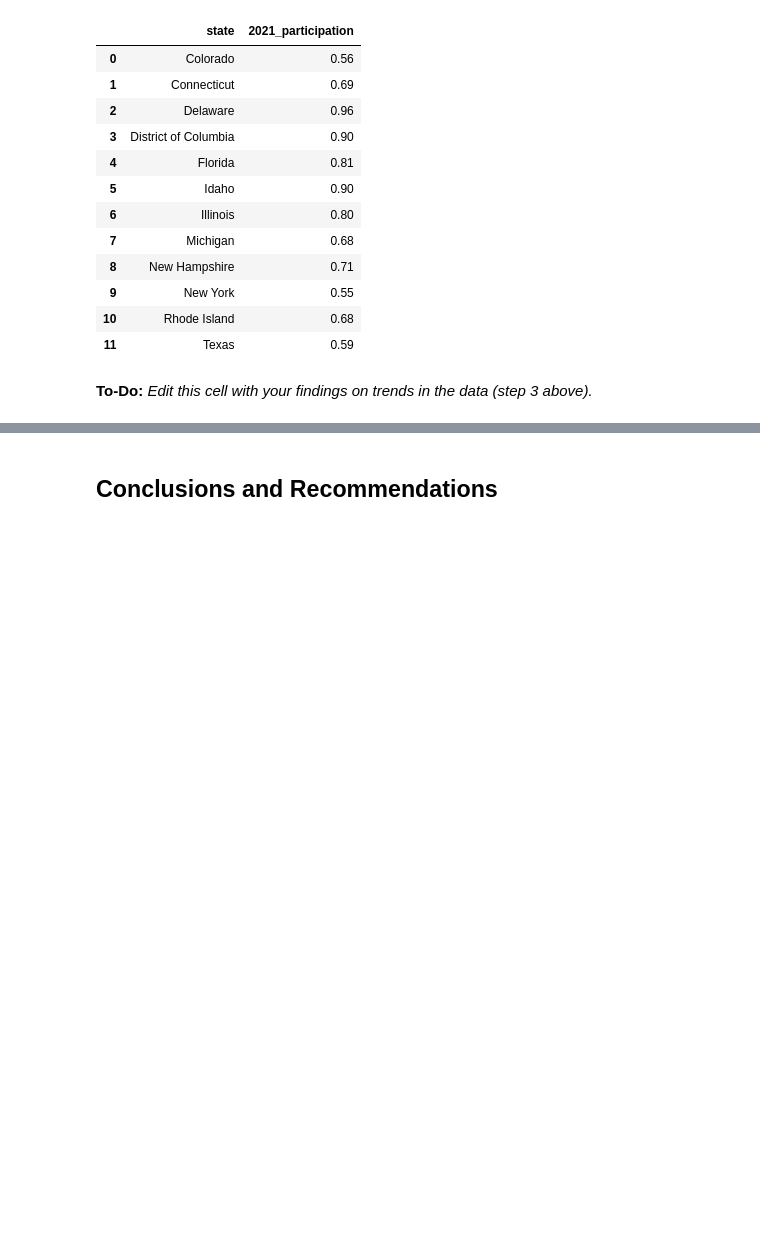
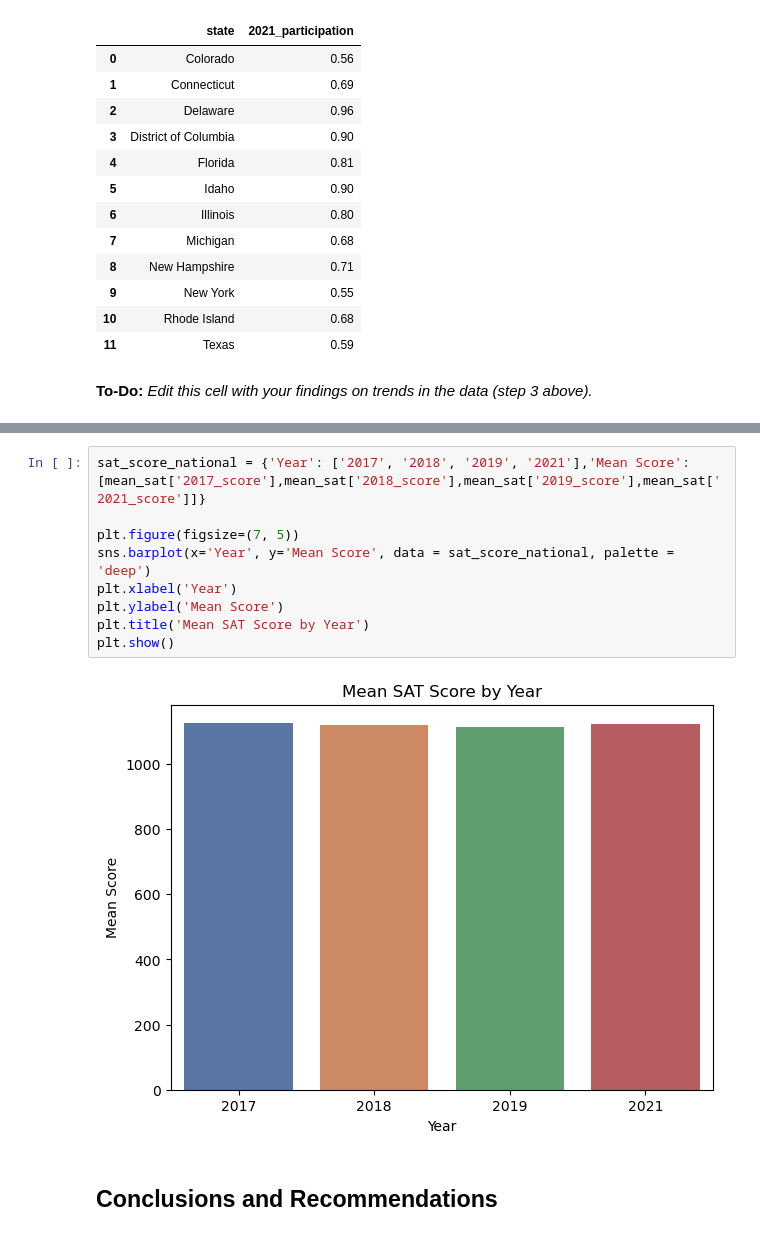
Before and after one commit to argishtiovsepyan/Standardized_Test_Analysis, a Jupyter notebook: code/argishti_project_1.ipynb, the cells around one changed output, grey strips where cells are left out. Drawn from its saved outputs; the diff is of its cells as text; blank space fills up the shorter version.

```diff
--- a/code/argishti_project_1.ipynb
+++ b/code/argishti_project_1.ipynb
@@ -769,3 +782,14 @@ plt.show()
+# %%
+sat_score_national = {'Year': ['2017', '2018', '2019', '2021'],'Mean Score': [mean_sat['2017_score'],mean_sat['2018_score'],mean_sat['2019_score'],mean_sat['2021_score']]}
+
+plt.figure(figsize=(7, 5))
+sns.barplot(x='Year', y='Mean Score', data = sat_score_national, palette = 'deep')
+plt.xlabel('Year')
+plt.ylabel('Mean Score')
+plt.title('Mean SAT Score by Year')
+plt.show()
+# %% [output]
+[figure, added]
 # %% [markdown]
 ## Conclusions and Recommendations
 # %% [markdown]
```
Also changed, not shown: parts of 6 cells of this notebook.
